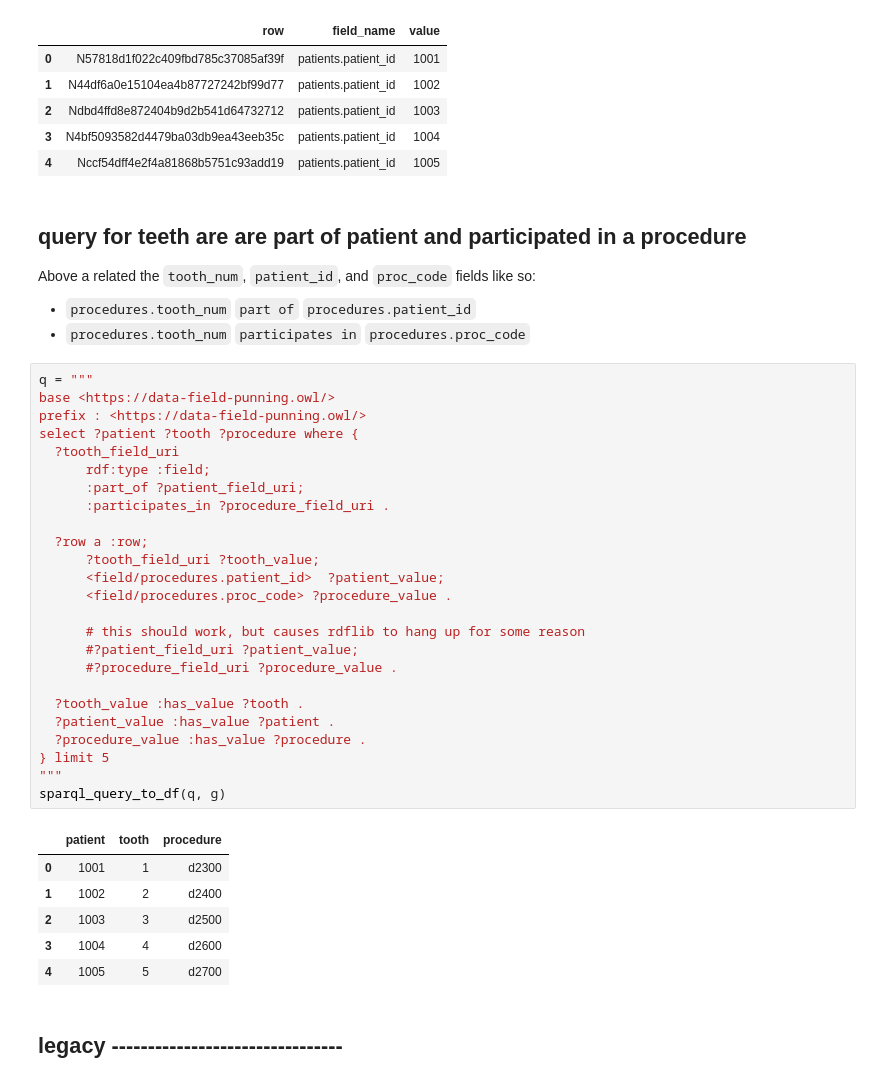
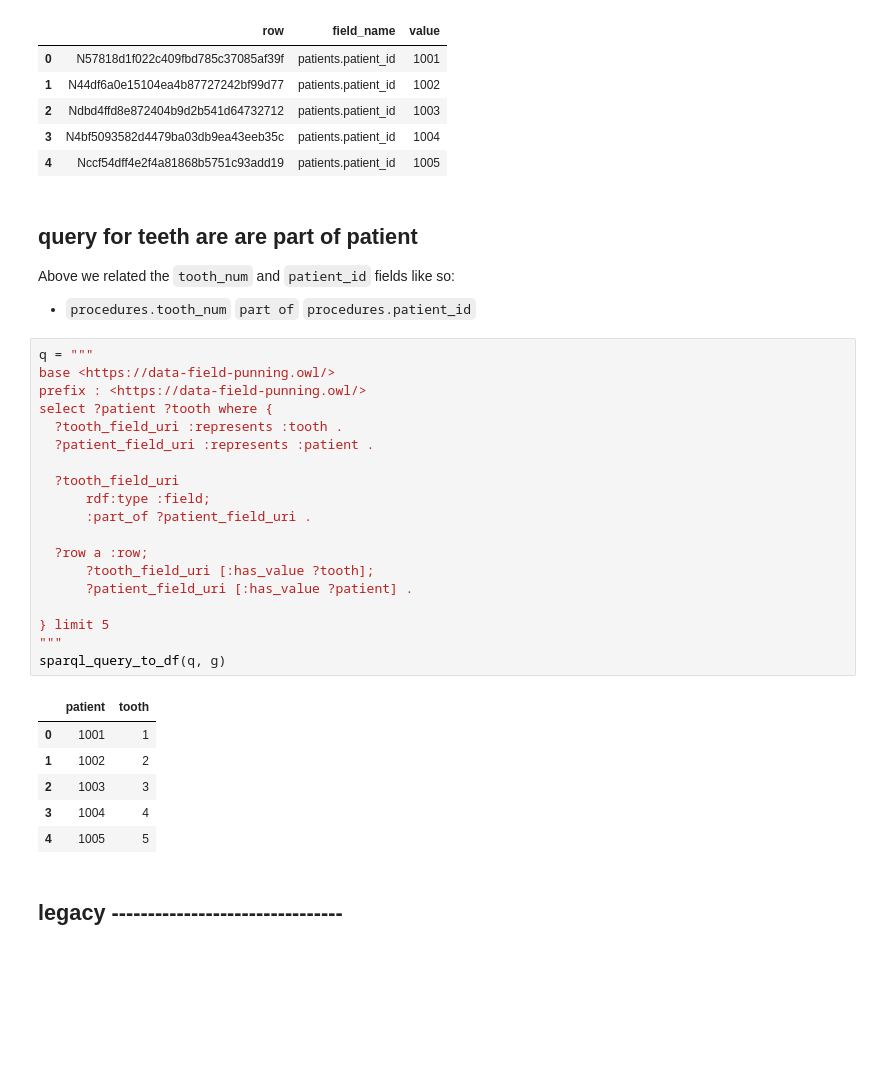
Before and after one commit to wdduncan/test-data-field-punning, a Jupyter notebook: notebooks/schema_demo.ipynb, the cells around one changed output. Saved outputs shown, nothing was run; the diff lists cells and outputs as text; blank space fills up the shorter version.

```diff
--- a/notebooks/schema_demo.ipynb
+++ b/notebooks/schema_demo.ipynb
@@ -629,42 +629,35 @@ sparql_query_to_df(q, g)
 | 3 | N4bf5093582d4479ba03db9ea43eeb35c | patients.patient_id | 1004 |
 | 4 | Nccf54dff4e2f4a81868b5751c93add19 | patients.patient_id | 1005 |
 # %% [markdown]
-## query for teeth are are part of patient and participated in a procedure
-Above a related the `tooth_num`, `patient_id`, and `proc_code` fields like so:
+## query for teeth are are part of patient
+Above we related the `tooth_num` and `patient_id` fields like so:
 * `procedures.tooth_num` `part of` `procedures.patient_id`
-* `procedures.tooth_num` `participates in` `procedures.proc_code`
 # %%
 q = """
 base <https://data-field-punning.owl/>
 prefix : <https://data-field-punning.owl/>
-select ?patient ?tooth ?procedure where {
+select ?patient ?tooth where {
+  ?tooth_field_uri :represents :tooth .
+  ?patient_field_uri :represents :patient .
+
   ?tooth_field_uri
       rdf:type :field;
-      :part_of ?patient_field_uri;
-      :participates_in ?procedure_field_uri .
+      :part_of ?patient_field_uri .
 
   ?row a :row;
-      ?tooth_field_uri ?tooth_value;
-      <field/procedures.patient_id>  ?patient_value;
-      <field/procedures.proc_code> ?procedure_value .
+      ?tooth_field_uri [:has_value ?tooth];
+      ?patient_field_uri [:has_value ?patient] .
 
-      # this should work, but causes rdflib to hang up for some reason
-      #?patient_field_uri ?patient_value;
-      #?procedure_field_uri ?procedure_value .
-
-  ?tooth_value :has_value ?tooth .
-  ?patient_value :has_value ?patient .
-  ?procedure_value :has_value ?procedure .
 } limit 5
 """
 sparql_query_to_df(q, g)
 # %% [output]
-|  | patient | tooth | procedure |
-| 0 | 1001 | 1 | d2300 |
-| 1 | 1002 | 2 | d2400 |
-| 2 | 1003 | 3 | d2500 |
-| 3 | 1004 | 4 | d2600 |
-| 4 | 1005 | 5 | d2700 |
+|  | patient | tooth |
+| 0 | 1001 | 1 |
+| 1 | 1002 | 2 |
+| 2 | 1003 | 3 |
+| 3 | 1004 | 4 |
+| 4 | 1005 | 5 |
 # %% [markdown]
 ## legacy --------------------------------
 # %%
```
